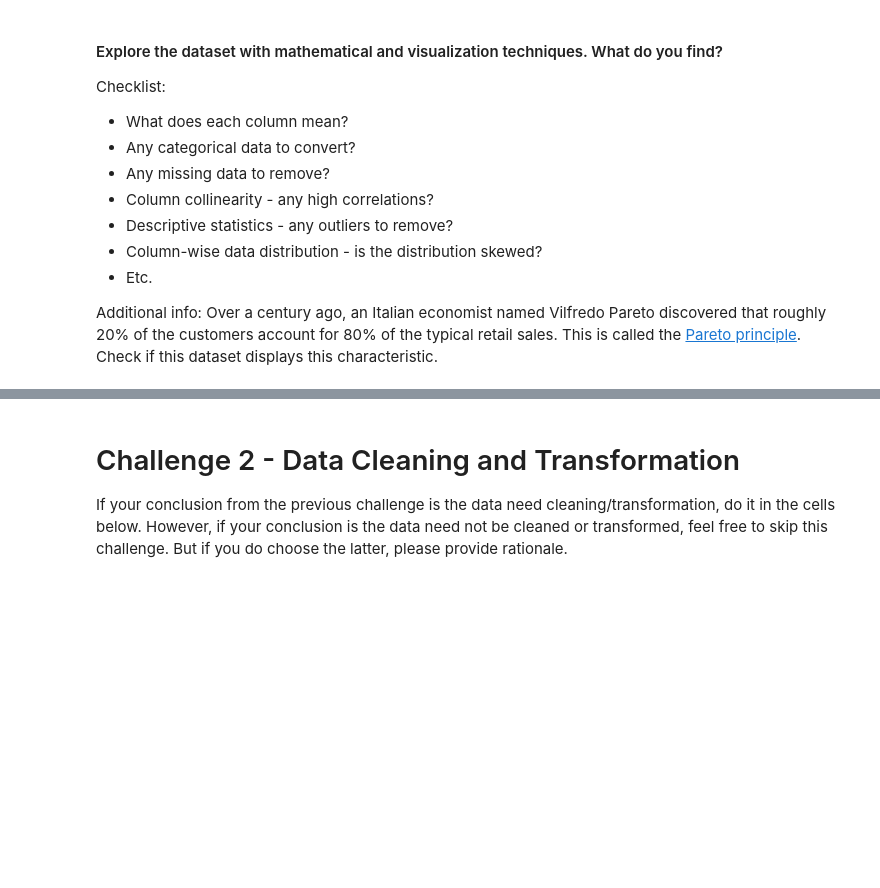
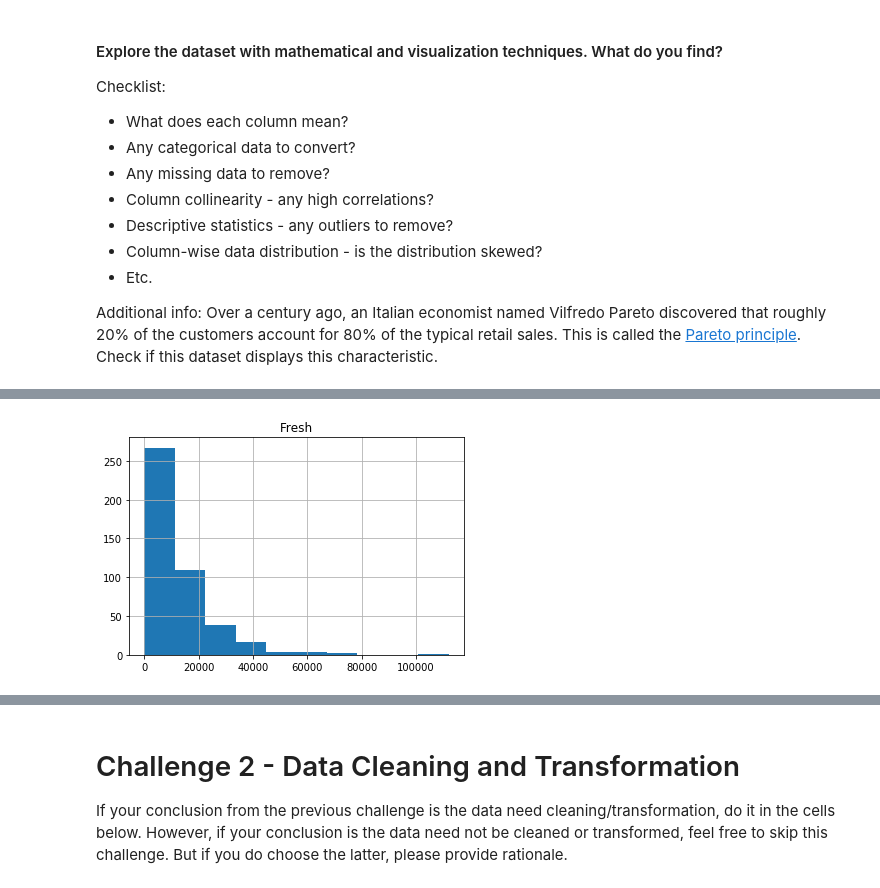
Before and after one commit to vkamg/dataptmad1019, a Jupyter notebook: module-3/lab-unsupervised-learning/your-code/main.ipynb, the cells around one changed output, grey strips where cells are left out. Drawn from its saved outputs; the diff is of its cells as text; code cells hidden in the pictures; blank space fills up the shorter version.

```diff
--- a/module-3/lab-unsupervised-learning/your-code/main.ipynb
+++ b/module-3/lab-unsupervised-learning/your-code/main.ipynb
@@ -40,0 +170,4 @@ Additional info: Over a century ago, an Italian economist named Vilfredo Pareto
+# %%
+customers.hist(column='Fresh');
+# %% [output]
+[figure, added]
```
Also changed, not shown: parts of 26 cells of this notebook.
